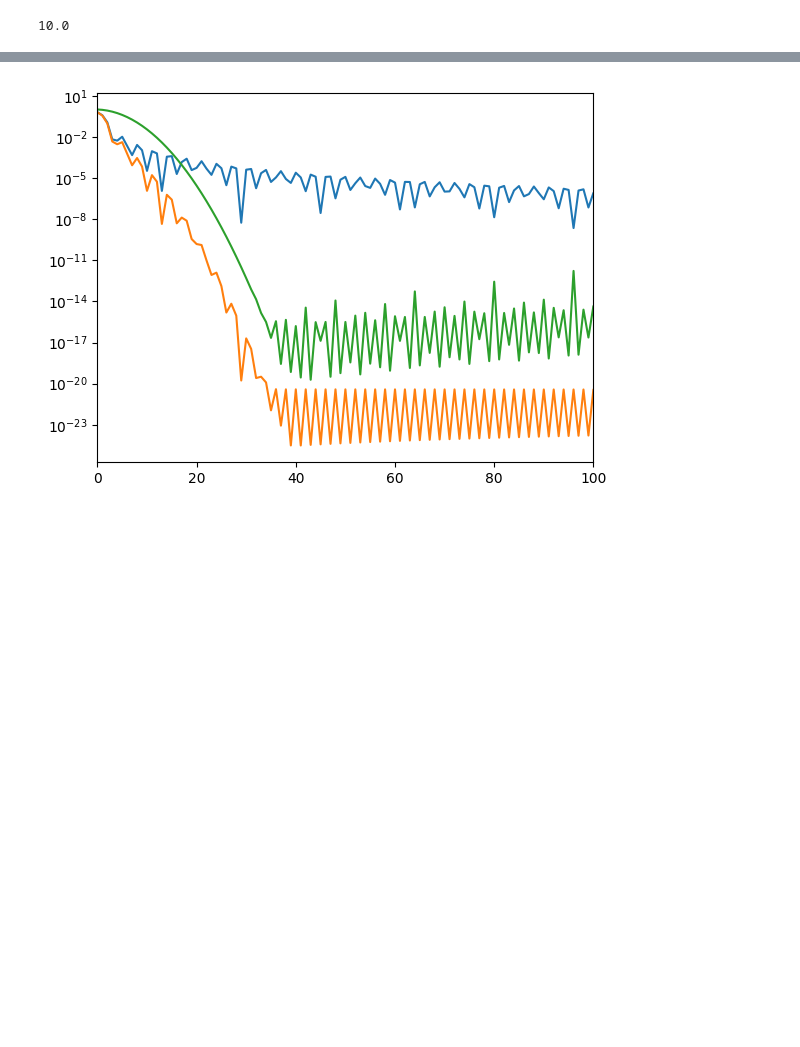
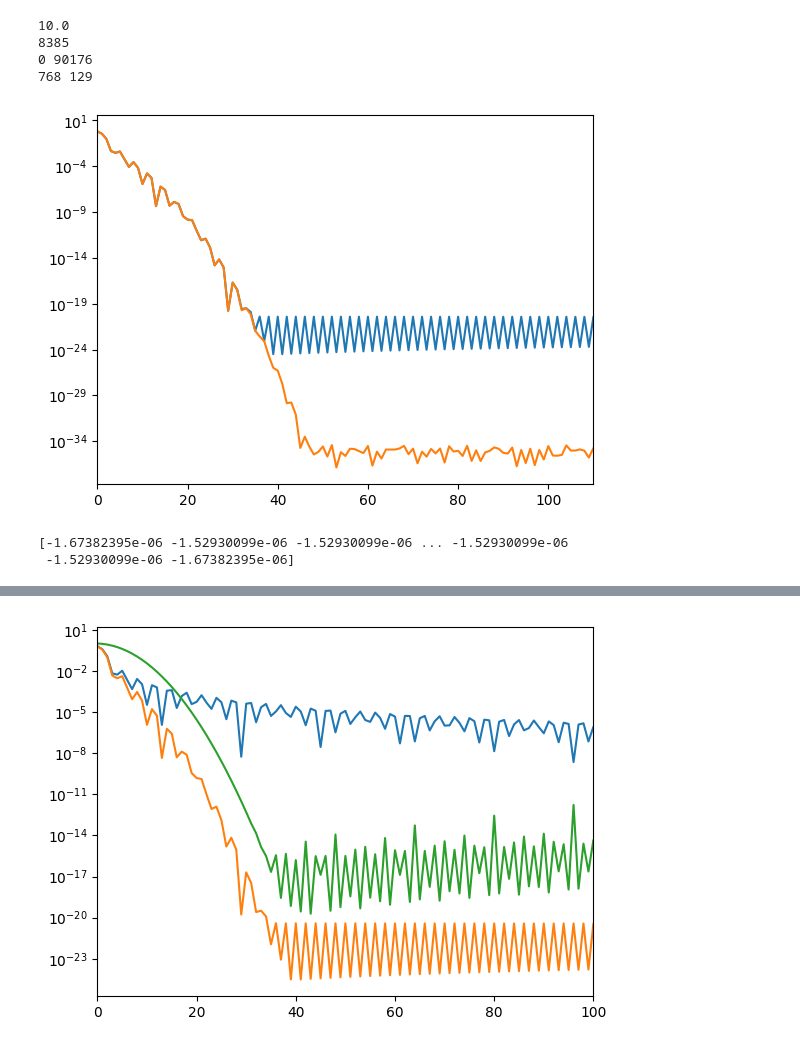
Before and after one commit to voehl12/xilikelihood, a Jupyter notebook: mask_apo.ipynb, the cells around one changed output, grey strips where cells are left out. Cells and saved outputs as stored; diff of their text form; code cells hidden in the pictures; blank space fills up the shorter version.

Commit message:
played to find issue with pseudo cl when capping lmax wlm by multiplying with zeros. This is different from just getting wlm from a map up to lmax.

```diff
--- a/mask_apo.ipynb
+++ b/mask_apo.ipynb
@@ -7,20 +7,50 @@ import grf_classes
 # %%
 area = 10000
 nside = 256
 lmax = 3*nside-1
 thres = 10**-10
 path = "circular_{:d}sqd_nside{:d}.fits".format(area, nside)
 mask = hp.fitsfunc.read_map(path, verbose=True)
 mask_cl = hp.sphtfunc.anafast(mask)
 sigma_res = np.deg2rad(10)
 #sigma_res = 2**2 / 12 * np.log10(np.e)
 print(np.rad2deg(sigma_res))
 smoothed_mask = hp.sphtfunc.smoothing(mask, sigma=np.abs(sigma_res),iter=50,use_pixel_weights=True)
-smoothed_alm = hp.sphtfunc.map2alm(smoothed_mask, lmax=100)
+wlm_lmax = hp.sphtfunc.map2alm(smoothed_mask, lmax=lmax)
+
+
+smoothed_alm_old = hp.sphtfunc.map2alm(smoothed_mask, lmax=nside/2)
+print(len(smoothed_alm_old))
+wl_old = hp.sphtfunc.alm2cl(smoothed_alm_old)
+dummy_alm = np.zeros_like(wlm_lmax)
+lmax_100 = hp.sphtfunc.Alm.getlmax(len(smoothed_alm_old))
+idx_1 = hp.sphtfunc.Alm.getidx(lmax,0,0)
+idx_2 = hp.sphtfunc.Alm.getidx(lmax,lmax_100,lmax_100)
+print(idx_1, idx_2)
+#dummy_alm[idx_1:idx_2+1] = smoothed_alm_old
+#smoothed_alm = dummy_alm
+wl = hp.sphtfunc.alm2cl(wlm_lmax)
+
+print(len(wl),len(wl_old))
+plt.figure()
+plt.plot(wl)
+plt.plot(wl_old)
+plt.xlim(0, 110)
+plt.yscale("log")
+plt.show()
+
 smoothed_cl = hp.sphtfunc.anafast(smoothed_mask)
-smoothed_mask = hp.sphtfunc.alm2map(smoothed_alm, nside=nside)
+smoothed_mask = hp.sphtfunc.alm2map(wlm_lmax, nside=nside)
+smoothed_mask_old = hp.sphtfunc.alm2map(smoothed_alm_old, nside=nside)
+print(smoothed_mask-smoothed_mask_old)
 # %% [output]
 10.0
+8385
+0 90176
+768 129
+[figure, added]
+[-1.67382395e-06 -1.52930099e-06 -1.52930099e-06 ... -1.52930099e-06
+ -1.52930099e-06 -1.67382395e-06]
 # %%
 hp.mollview(mask)
 hp.mollview(smoothed_mask)
```
Also changed, not shown: parts of 1 cell of this notebook.
